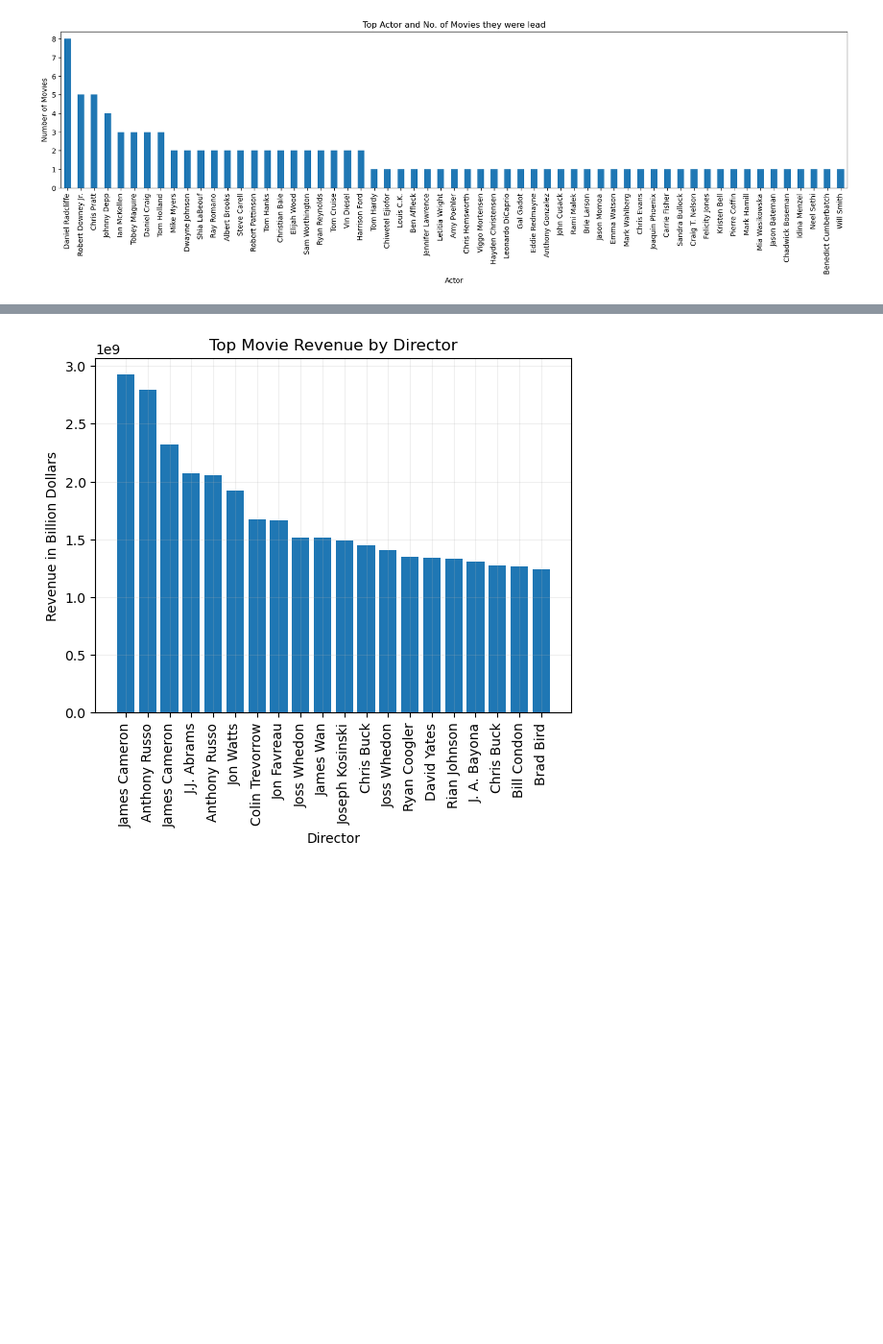
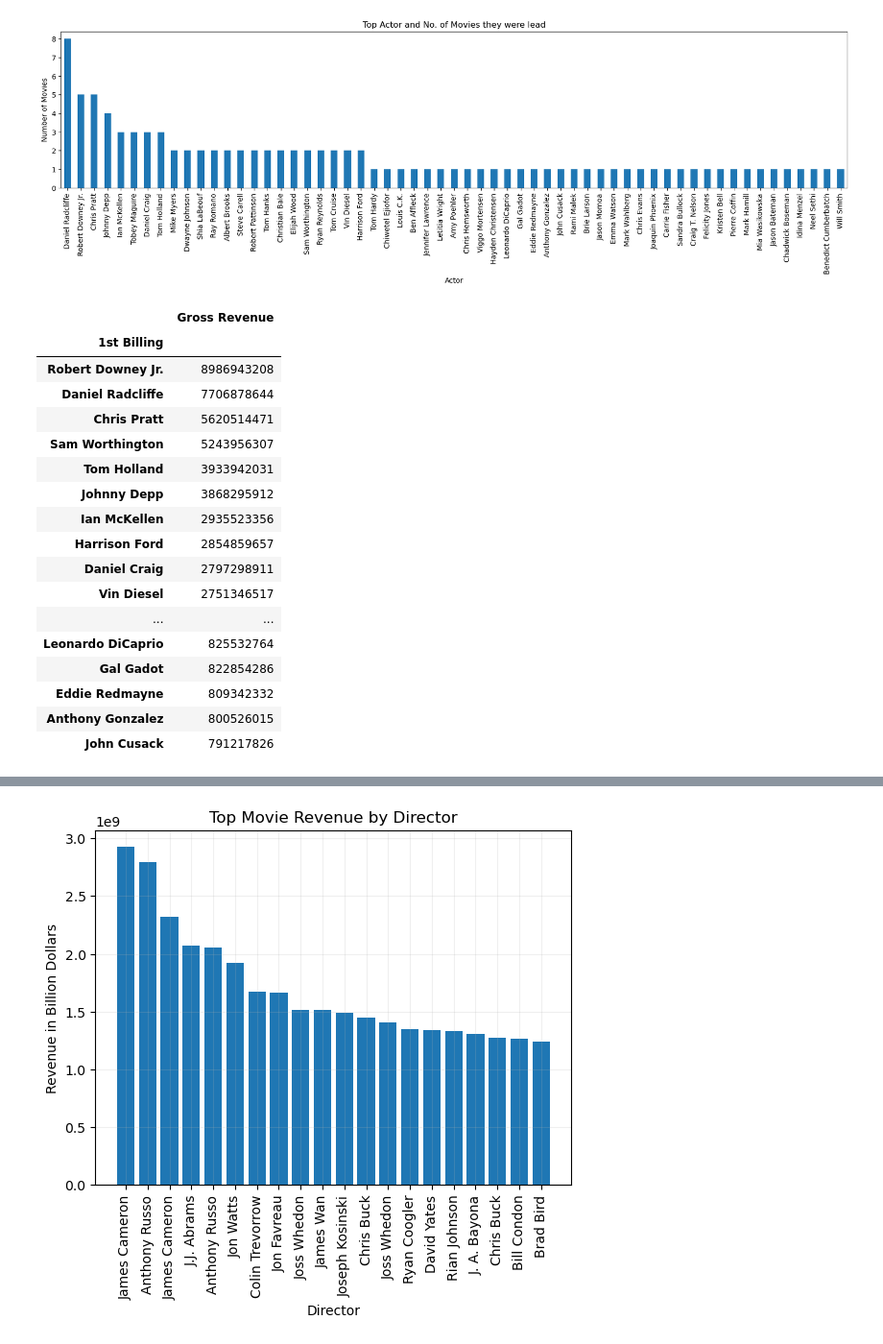
Before and after one commit to calirave/project1, a Jupyter notebook: Data Manipulation/Data Cleaning and Manipulation/Batch 2.ipynb, the cells around one changed output, grey strips where cells are left out. Shown at 96% size. Drawn from its saved outputs; the diff is of its cells as text; code cells hidden in the pictures; blank space fills up the shorter version.

```diff
--- a/Data Manipulation/Data Cleaning and Manipulation/Batch 2.ipynb
+++ b/Data Manipulation/Data Cleaning and Manipulation/Batch 2.ipynb
@@ -93,4 +93,31 @@ labels = topactor.index
 plt.savefig('../../Analysis/Visualizations/batch2_topactormorethan1movie.png')
 # %% [output]
 [figure]
+# %%
+actor_rev = df[["Gross Revenue", "1st Billing"]]
+top_100_rev = actor_rev.sort_values("Gross Revenue", ascending=False).head(100)
+
+topactor_rev100 = top_100_rev.groupby(["1st Billing"])
+total_top_actor_rev100 = topactor_rev100[['Gross Revenue']].sum()
+sort_total_top_actor_rev100 = total_top_actor_rev100.sort_values("Gross Revenue", ascending = False).head(100)
+sort_total_top_actor_rev100
+# %% [output]
+|  | Gross Revenue |
+| 1st Billing |  |
+| Robert Downey Jr. | 8986943208 |
+| Daniel Radcliffe | 7706878644 |
+| Chris Pratt | 5620514471 |
+| Sam Worthington | 5243956307 |
+| Tom Holland | 3933942031 |
+| Johnny Depp | 3868295912 |
+| Ian McKellen | 2935523356 |
+| Harrison Ford | 2854859657 |
+| Daniel Craig | 2797298911 |
+| Vin Diesel | 2751346517 |
+| ... | ... |
+| Leonardo DiCaprio | 825532764 |
+| Gal Gadot | 822854286 |
+| Eddie Redmayne | 809342332 |
+| Anthony Gonzalez | 800526015 |
+| John Cusack | 791217826 |
 # %%
```
Also changed, not shown: parts of 6 cells of this notebook.
